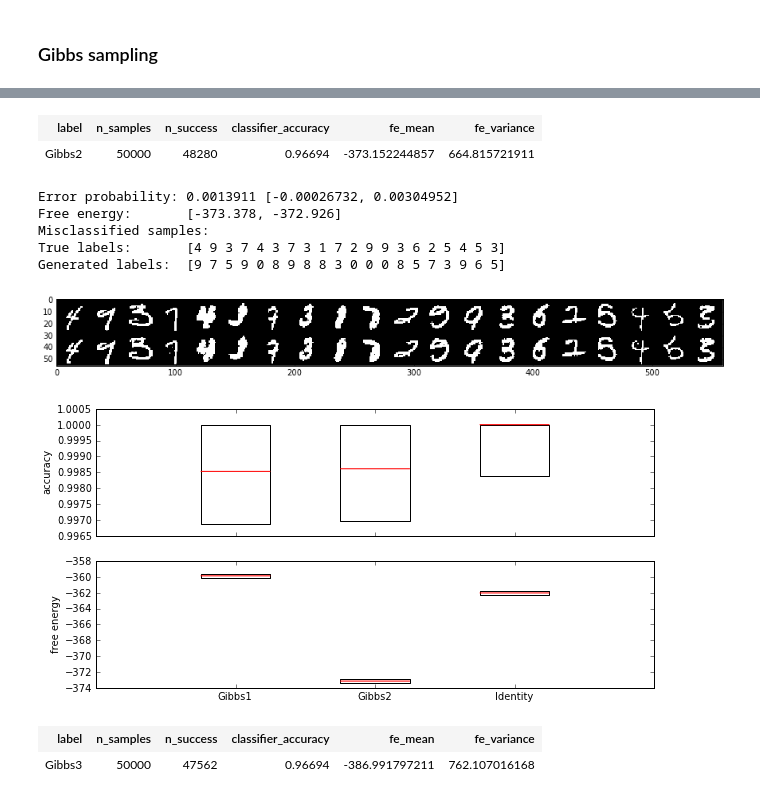
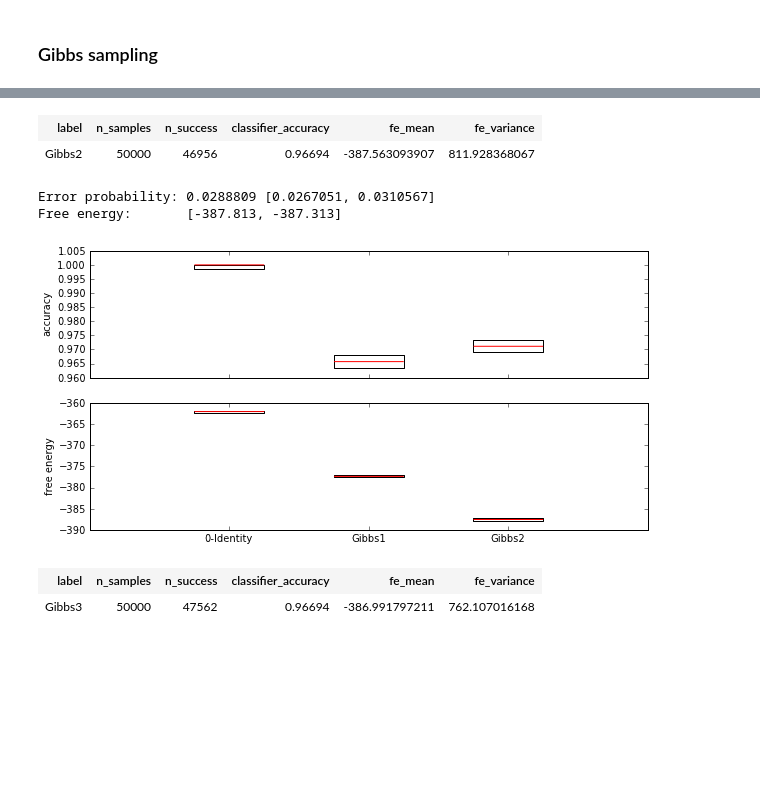
Before and after one commit to surban/ml, a Jupyter notebook: notebooks/rbm-stability.ipynb, the cells around one changed output, grey strips where cells are left out. Saved outputs shown, nothing was run; the diff lists cells and outputs as text; code cells hidden in the pictures; blank space fills up the shorter version.

```diff
--- a/notebooks/rbm-stability.ipynb
+++ b/notebooks/rbm-stability.ipynb
@@ -80,10 +84,11 @@ NameError: name 'tcfg' is not defined
 # %% [markdown]
 ### Gibbs sampling
 # %%
-sX = common.util.map(X, 1000, lambda x: myrbm.gibbs_sample(x, k=1, beta=1)[0])
+gp.free_reuse_cache()
+sX = common.util.map(X, 1000, lambda x: myrbm.gibbs_sample(x, k=10, beta=1)[0])
 stabs['Gibbs1'] = rbm.sampling.generation_accuracy("Gibbs1", ref_predict, myrbm,
                                                    X, Z, ref_Z,
-                                                   gen_X=sX)
+                                                   gen_X=sX, store_samples=False)
 figsize(15,7)
 stabs['Gibbs1'].output_errors(20)
 # %% [output]
@@ -98,21 +99,17 @@ Generated labels:  [3 4 8 9 5 5 4 5 0 0 0 8 0 8 8 8 8 8 3 9]
 # %%
-sX = common.util.map(X, 1000, lambda x: myrbm.gibbs_sample(x, k=1, beta=4)[0])
+sX = common.util.map(X, 1000, lambda x: myrbm.gibbs_sample(x, k=10, beta=2)[0])
 stabs['Gibbs2'] = rbm.sampling.generation_accuracy("Gibbs2", ref_predict, myrbm,
                                                    X, Z, ref_Z,
-                                                   gen_X=sX)
+                                                   gen_X=sX, store_samples=False)
 figsize(15,7)
 stabs['Gibbs2'].output_errors(20)
 show_stabs()
 # %% [output]
 | label | n_samples | n_success | classifier_accuracy | fe_mean | fe_variance |
-| Gibbs2 | 50000 | 48280 | 0.96694 | -373.152244857 | 664.815721911 |
+| Gibbs2 | 50000 | 46956 | 0.96694 | -387.563093907 | 811.928368067 |
-Error probability: 0.0013911 [-0.00026732, 0.00304952]
-Free energy:       [-373.378, -372.926]
-Misclassified samples:
-True labels:       [4 9 3 7 4 3 7 3 1 7 2 9 9 3 6 2 5 4 5 3]
-Generated labels:  [9 7 5 9 0 8 9 8 8 3 0 0 0 8 5 7 3 9 6 5]
+Error probability: 0.0288809 [0.0267051, 0.0310567]
+Free energy:       [-387.813, -387.313]
-[figure, old version]
+[figure, new version]
-[figure, removed]
 # %%
 sX = common.util.map(X, 1000, lambda x: myrbm.gibbs_sample(x, k=10, beta=8)[0])
 stabs['Gibbs3'] = rbm.sampling.generation_accuracy("Gibbs3", ref_predict, myrbm,
```
Also changed, not shown: parts of 23 cells of this notebook, 4 other files.
